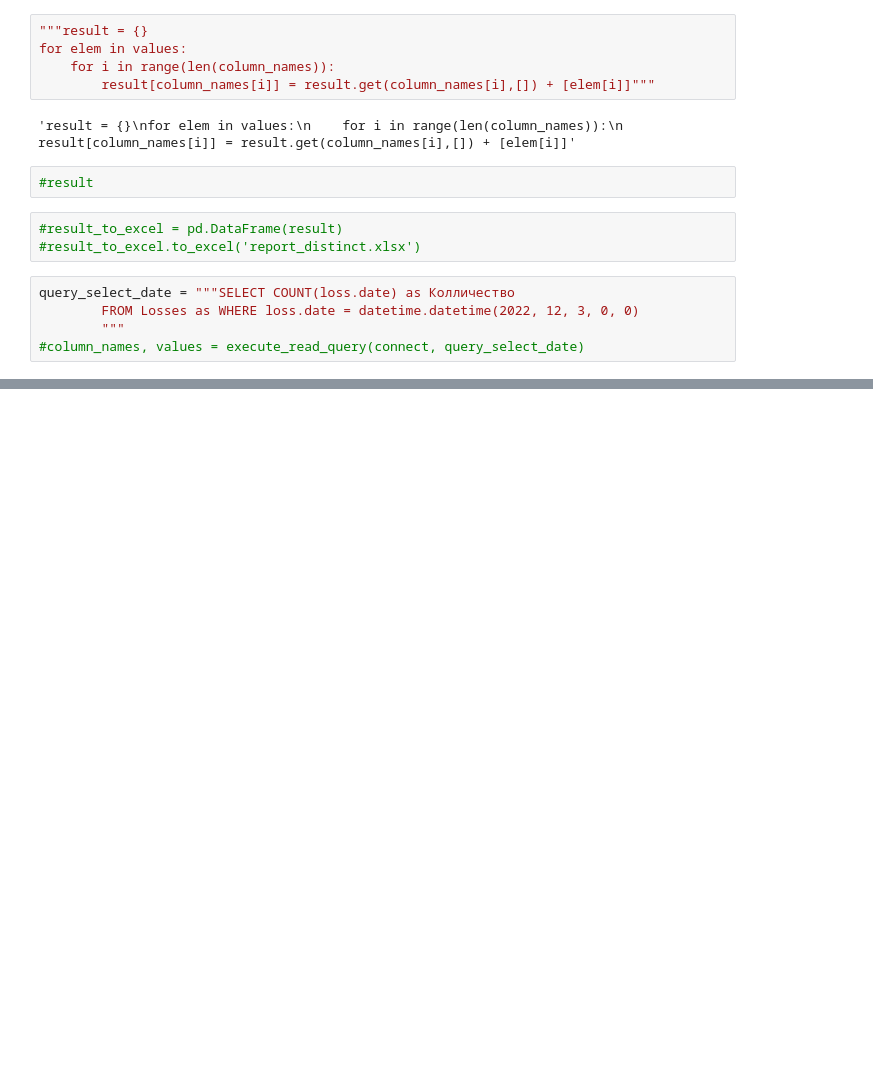
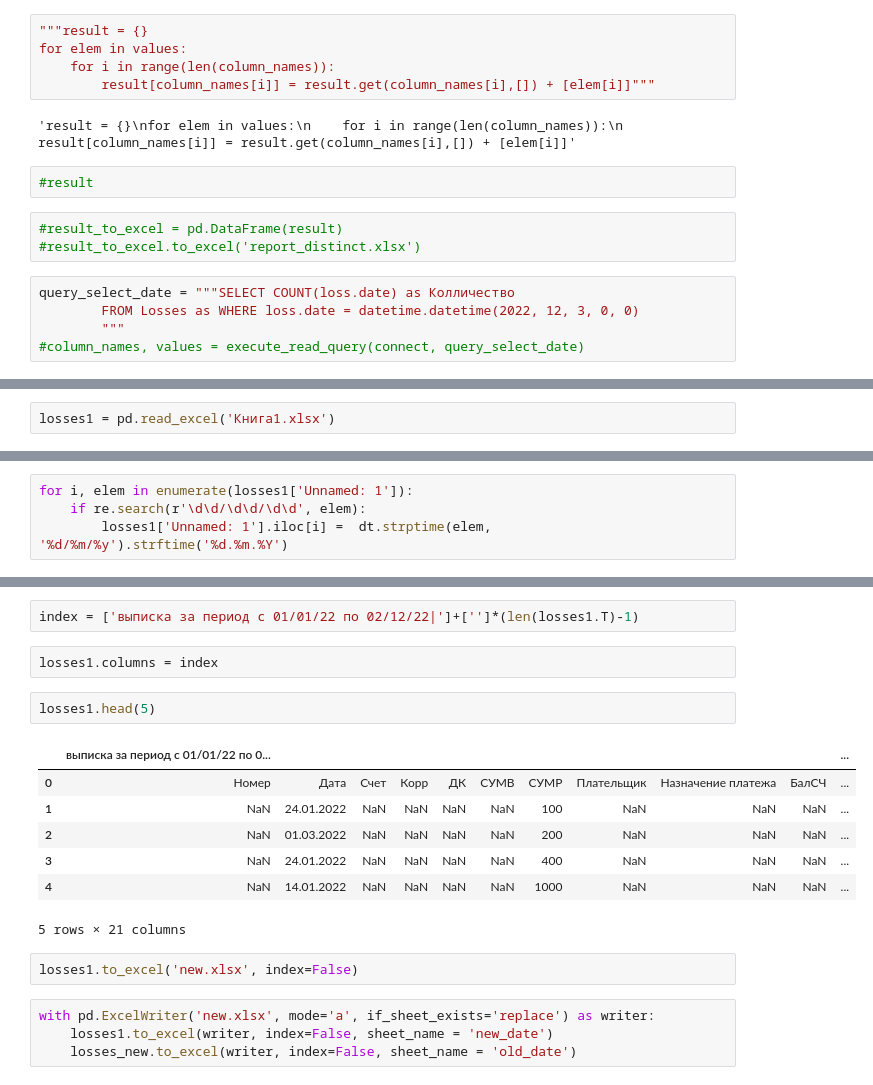
Before and after one commit to yashkins/home_work_of_sb, a Jupyter notebook: home_work.ipynb, the cells around one changed output, grey strips where cells are left out. Cells and saved outputs as stored; diff of their text form; blank space fills up the shorter version.

```diff
--- a/home_work.ipynb
+++ b/home_work.ipynb
@@ -283,0 +369,2 @@ query_select_date = """SELECT COUNT(loss.date) as Колличество
+# %%
+losses1 = pd.read_excel('Книга1.xlsx')
@@ -283,0 +373,4 @@ query_select_date = """SELECT COUNT(loss.date) as Колличество
+# %%
+for i, elem in enumerate(losses1['Unnamed: 1']):
+    if re.search(r'\d\d/\d\d/\d\d', elem):
+        losses1['Unnamed: 1'].iloc[i] =  dt.strptime(elem, '%d/%m/%y').strftime('%d.%m.%Y')
@@ -283,0 +397,20 @@ query_select_date = """SELECT COUNT(loss.date) as Колличество
+# %%
+index = ['выписка за период с 01/01/22 по 02/12/22|']+['']*(len(losses1.T)-1)
+# %%
+losses1.columns = index
+# %%
+losses1.head(5)
+# %% [output]
+|  | выписка за период с 01/01/22 по 0... |  |  |  |  |  |  |  |  |  | ... |
+| 0 | Номер | Дата | Счет | Корр | ДК | СУМВ | СУМР | Плательщик | Назначение платежа | БалСЧ | ... |
+| 1 | NaN | 24.01.2022 | NaN | NaN | NaN | NaN | 100 | NaN | NaN | NaN | ... |
+| 2 | NaN | 01.03.2022 | NaN | NaN | NaN | NaN | 200 | NaN | NaN | NaN | ... |
+| 3 | NaN | 24.01.2022 | NaN | NaN | NaN | NaN | 400 | NaN | NaN | NaN | ... |
+| 4 | NaN | 14.01.2022 | NaN | NaN | NaN | NaN | 1000 | NaN | NaN | NaN | ... |
+5 rows × 21 columns
+# %%
+losses1.to_excel('new.xlsx', index=False)
+# %%
+with pd.ExcelWriter('new.xlsx', mode='a', if_sheet_exists='replace') as writer:
+    losses1.to_excel(writer, index=False, sheet_name = 'new_date')
+    losses_new.to_excel(writer, index=False, sheet_name = 'old_date')
```
Also changed, not shown: parts of 14 cells of this notebook, 1 other file.
